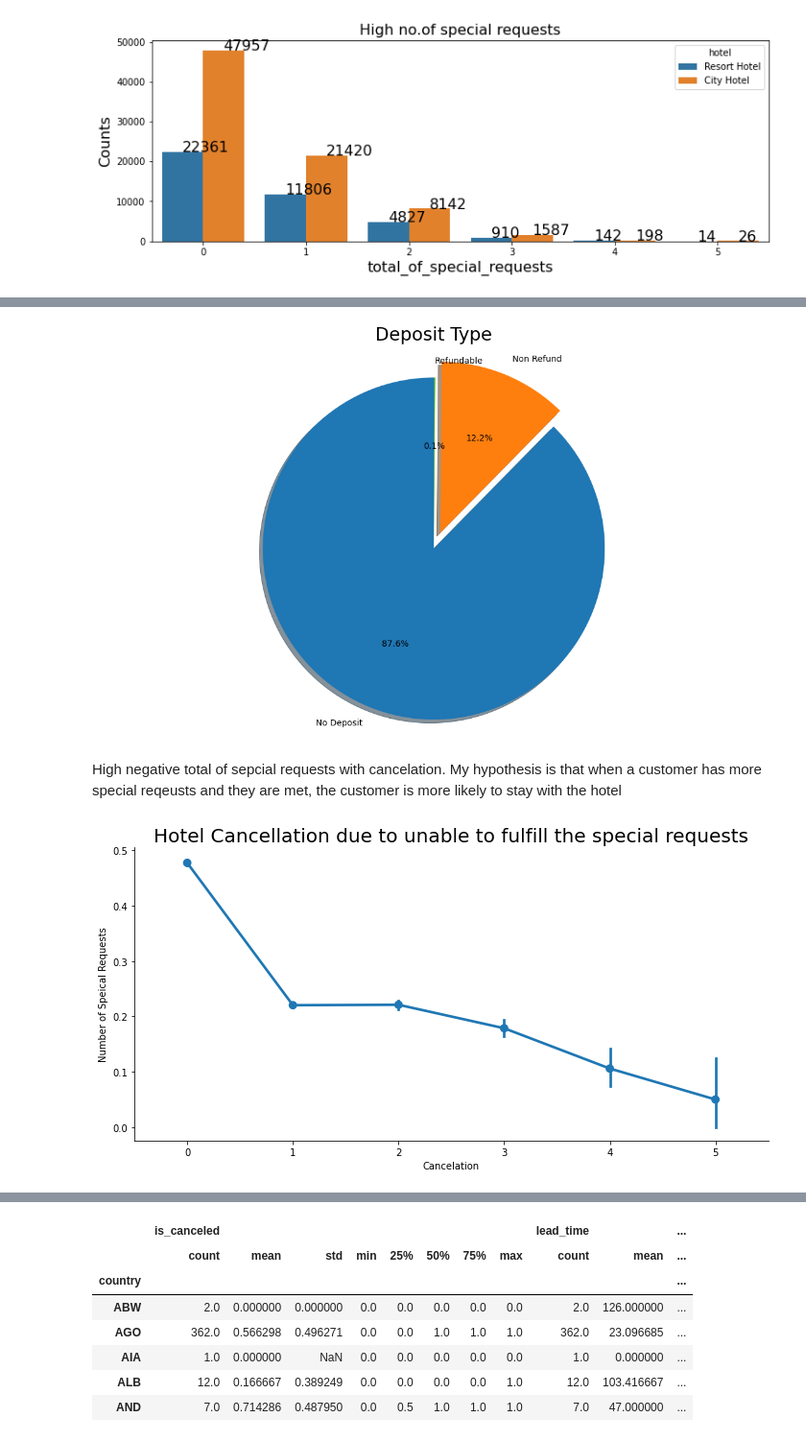
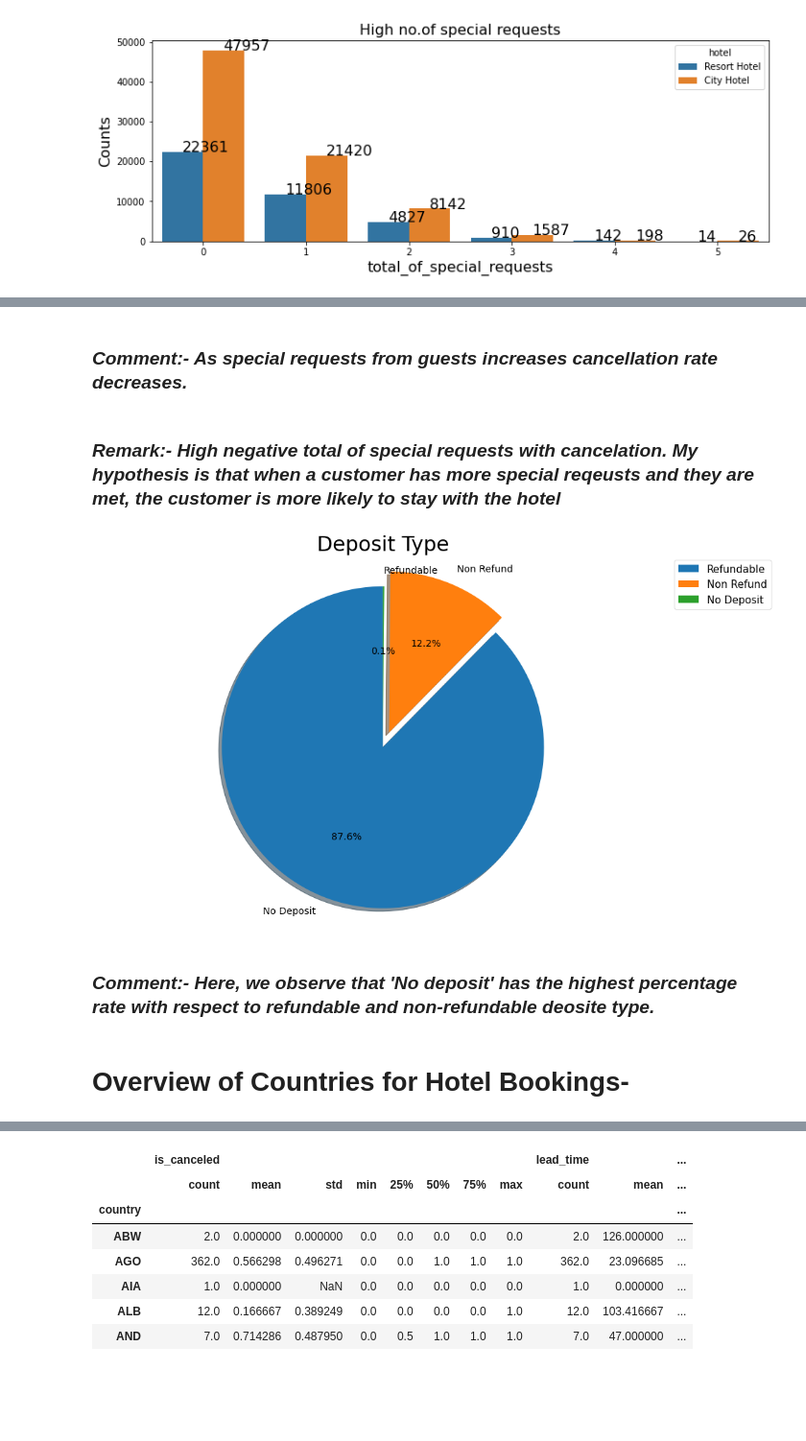
Before and after one commit to Sara19598/Hotel-Booking-Analysis, a Jupyter notebook: Hotel_Booking_Analysis_Poonam_.ipynb, the cells around one changed output, grey strips where cells are left out. Shown at 96% size. Drawn from its saved outputs; the diff is of its cells as text; code cells hidden in the pictures; blank space fills up the shorter version.

```diff
--- a/Hotel_Booking_Analysis_Poonam_.ipynb
+++ b/Hotel_Booking_Analysis_Poonam_.ipynb
@@ -402,29 +423,27 @@ plt.show()
+# %% [markdown]
+### ***Comment:- As special requests from guests increases cancellation rate decreases.***
+# %% [markdown]
+### ***Remark:- High negative total of special requests with cancelation. My hypothesis is that when a customer has more special reqeusts and they are met, the customer is more likely to stay with the hotel***
 # %%
 # Pie chart, where the slices will be ordered and plotted counter-clockwise:
 labels = HBA['deposit_type'].value_counts().index.tolist()
 sizes = HBA['deposit_type'].value_counts().tolist()
 explode = (0, 0.1, 0)  # only "explode" the 2nd slice (i.e. 'Hogs')
 
 
-fig1, ax1 = plt.subplots(figsize=(20,12))
+fig1, ax1 = plt.subplots(figsize=(15,10))
 ax1.pie(sizes, explode=explode, labels=labels, autopct='%1.1f%%',textprops={'fontsize': 14},
         shadow=True, startangle=90)
 ax1.axis('equal')  # Equal aspect ratio ensures that pie is drawn as a circle.
 plt.title('Deposit Type',fontsize=30)
+plt.legend(['Refundable','Non Refund','No Deposit'],loc='upper left',bbox_to_anchor=(1,1),fontsize=15)
 plt.show()
 # %% [output]
-[figure, old version]
+[figure, new version]
-# %% [markdown]
-High negative total of sepcial requests with cancelation. My hypothesis is that when a customer has more special reqeusts and they are met, the customer is more likely to stay with the hotel
-# %%
- #Point Plot
-sns.catplot(y='is_canceled',x='total_of_special_requests',kind='point',data=HBA,height=5,aspect=2)
-plt.xlabel('Cancelation',size=10)
-plt.ylabel('Number of Speical Requests',size=10)
-plt.title('Hotel Cancellation due to unable to fulfill the special requests',size=20)
-plt.show()
-# %% [output]
-[figure, removed]
+# %% [markdown]
+### ***Comment:- Here, we observe that 'No deposit' has the highest percentage rate with respect to refundable and non-refundable deosite type.***
+# %% [markdown]
+# **Overview of Countries for Hotel Bookings-**
 # %%
 from wordcloud import WordCloud
 from scipy import signal
```
Also changed, not shown: parts of 54 cells of this notebook.
